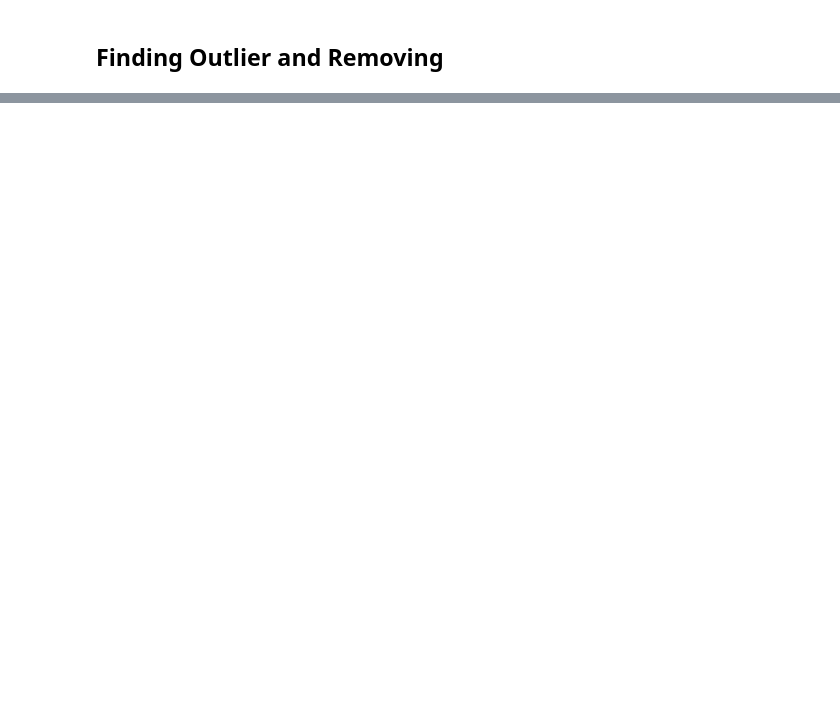
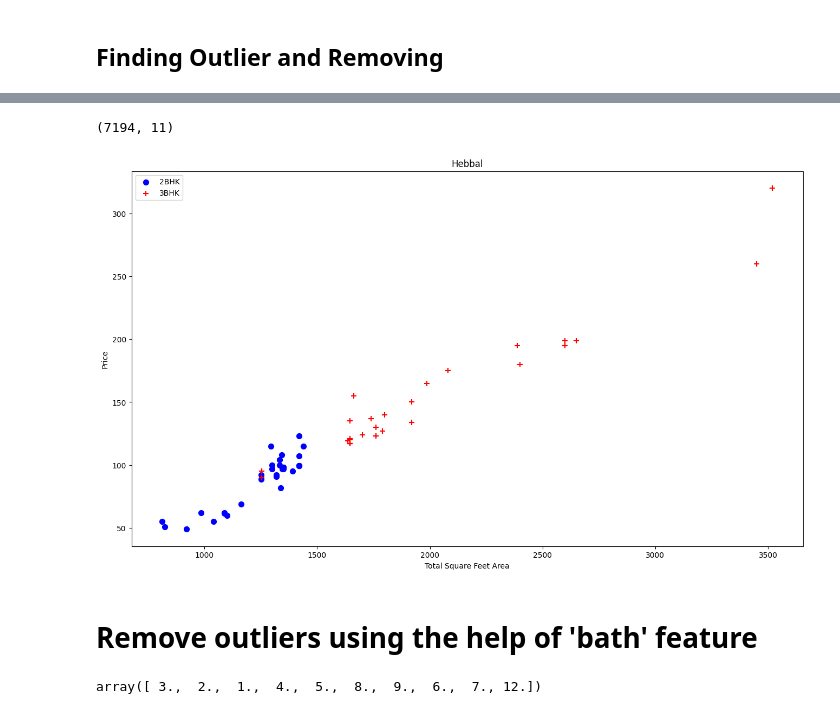
Before and after one commit to swapnalishamrao/Bengalore_House_Price_Prediction, a Jupyter notebook: Benglore_Housing_Price_Perediction.ipynb, the cells around one changed output, grey strips where cells are left out. Drawn from its saved outputs; the diff is of its cells as text; code cells hidden in the pictures; blank space fills up the shorter version.

```diff
--- a/Benglore_Housing_Price_Perediction.ipynb
+++ b/Benglore_Housing_Price_Perediction.ipynb
@@ -438,0 +556,36 @@ for var in num_var:
+# %%
+import numpy as np
+
+# Function to remove BHK outliers
+def remove_bhk_outliers(df):
+    exclude_indices = np.array([])
+    for location, location_df in df.groupby('location'):
+        bhk_stats = {}
+        for bhk, bhk_df in location_df.groupby('bhk'):
+            bhk_stats[bhk] = {
+                'mean': np.mean(bhk_df.price_per_sqft),
+                'std': np.std(bhk_df.price_per_sqft),
+                'count': bhk_df.shape[0]
+            }
+        for bhk, bhk_df in location_df.groupby('bhk'):
+            stats = bhk_stats.get(bhk - 1)
+            if stats and stats['count'] > 5:
+                exclude_indices = np.append(exclude_indices, bhk_df[bhk_df.price_per_sqft < (stats["mean"])].index.values)
+    return df.drop(exclude_indices, axis='index')
+
+# Remove BHK outliers from df9
+df10 = remove_bhk_outliers(df9)
+print(df10.shape)
+# %% [output]
+(7194, 11)
+# %%
+plot_scatter_chart(df10, "Hebbal")
+# In below scatter plot most of the red data point remove from blue points
+# %% [output]
+[figure, added]
+# %% [markdown]
+# **Remove outliers using the help of 'bath' feature**
+# %%
+df10.bath.unique()
+# %% [output]
+array([ 3.,  2.,  1.,  4.,  5.,  8.,  9.,  6.,  7., 12.])
```
Also changed, not shown: parts of 11 cells of this notebook.
